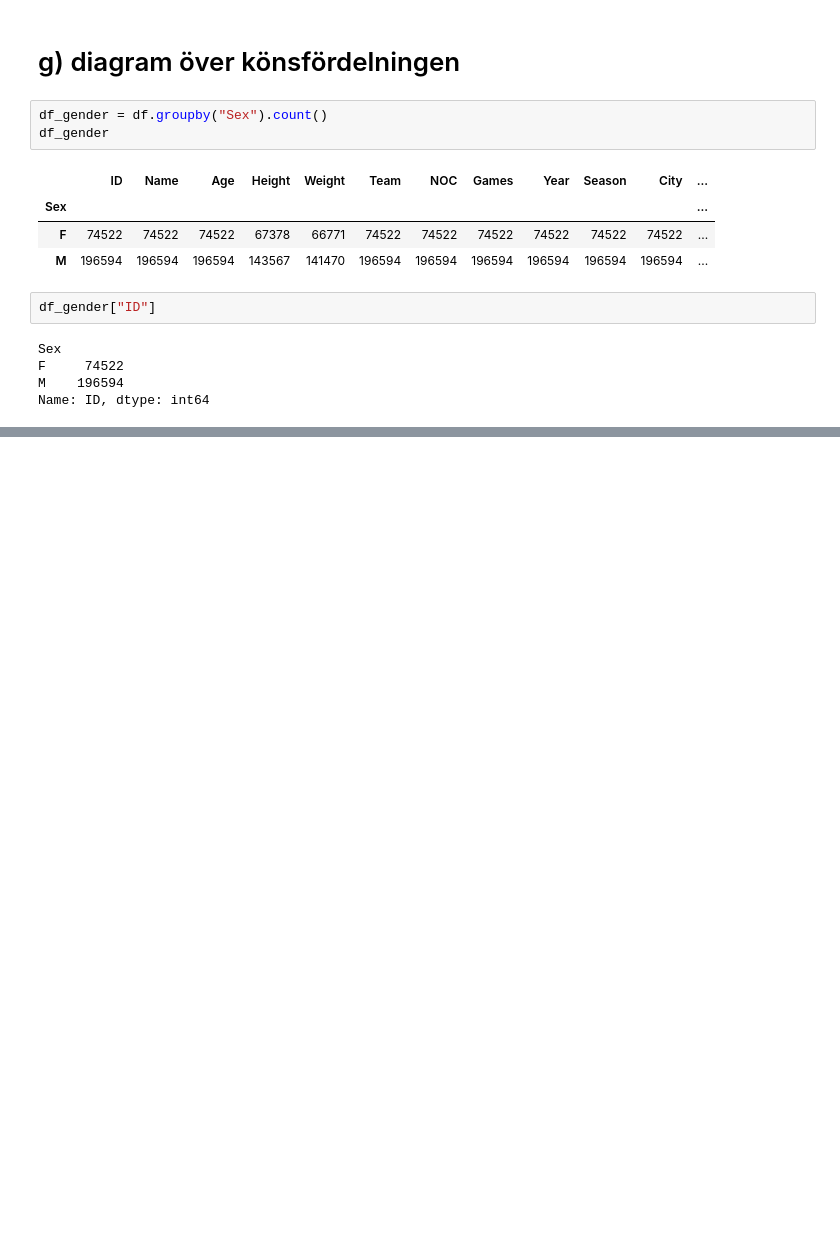
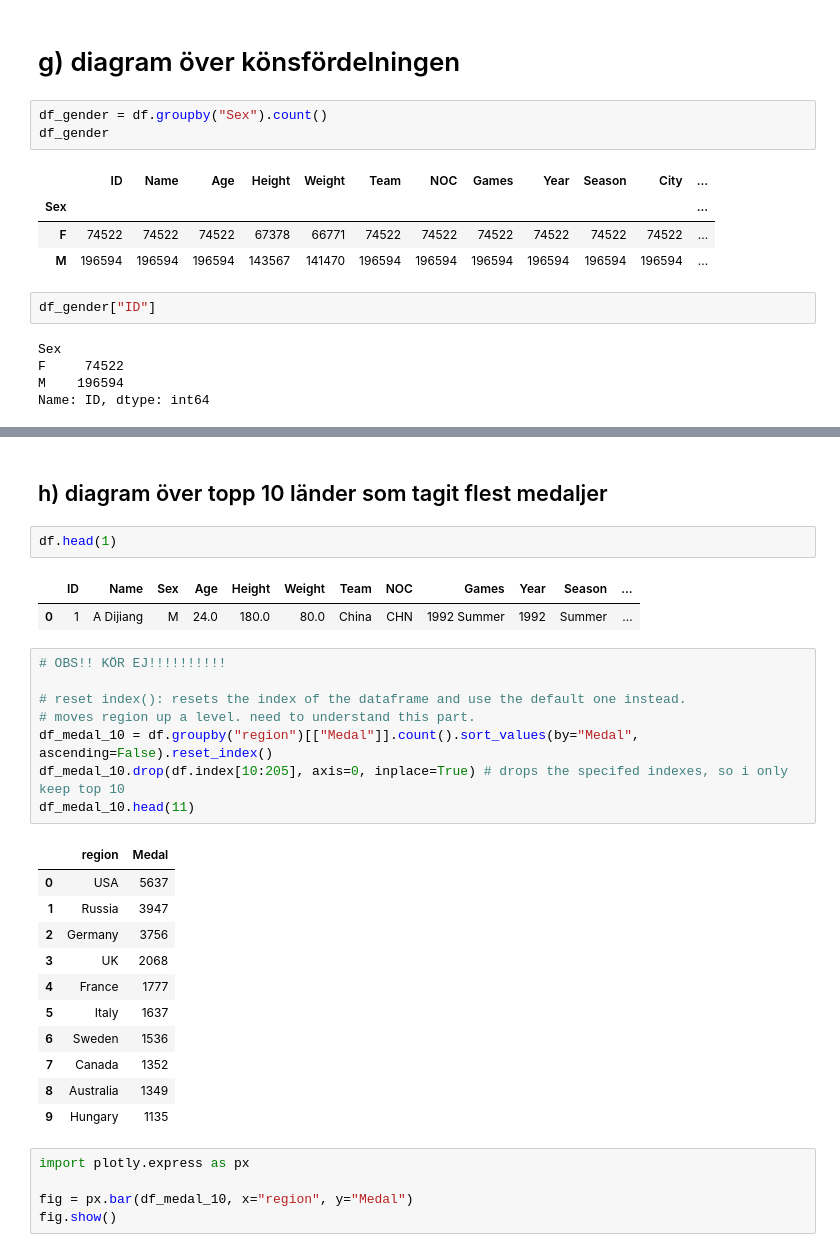
Before and after one commit to wlinds/ITHS-Projekt-OS, a Jupyter notebook: Project/Uppgift_0.ipynb, the cells around one changed output, grey strips where cells are left out. Drawn from its saved outputs; the diff is of its cells as text; blank space fills up the shorter version.

```diff
--- a/Project/Uppgift_0.ipynb
+++ b/Project/Uppgift_0.ipynb
@@ -193,0 +197,32 @@ plt.title("Male and female athlethes in the Olympics");
+# %% [markdown]
+## h) diagram över topp 10 länder som tagit flest medaljer
+# %%
+df.head(1)
+# %% [output]
+|  | ID | Name | Sex | Age | Height | Weight | Team | NOC | Games | Year | Season | ... |
+| 0 | 1 | A Dijiang | M | 24.0 | 180.0 | 80.0 | China | CHN | 1992 Summer | 1992 | Summer | ... |
+# %%
+# OBS!! KÖR EJ!!!!!!!!!!
+
+# reset index(): resets the index of the dataframe and use the default one instead.
+# moves region up a level. need to understand this part.
+df_medal_10 = df.groupby("region")[["Medal"]].count().sort_values(by="Medal", ascending=False).reset_index()
+df_medal_10.drop(df.index[10:205], axis=0, inplace=True) # drops the specifed indexes, so i only keep top 10
+df_medal_10.head(11)
+# %% [output]
+|  | region | Medal |
+| 0 | USA | 5637 |
+| 1 | Russia | 3947 |
+| 2 | Germany | 3756 |
+| 3 | UK | 2068 |
+| 4 | France | 1777 |
+| 5 | Italy | 1637 |
+| 6 | Sweden | 1536 |
+| 7 | Canada | 1352 |
+| 8 | Australia | 1349 |
+| 9 | Hungary | 1135 |
+# %%
+import plotly.express as px
+
+fig = px.bar(df_medal_10, x="region", y="Medal")
+fig.show()
```
Also changed, not shown: parts of 4 cells of this notebook.
